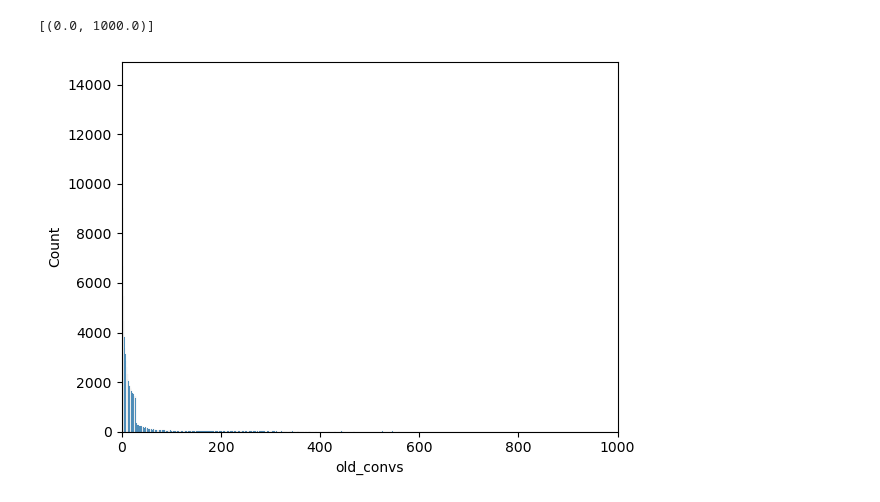
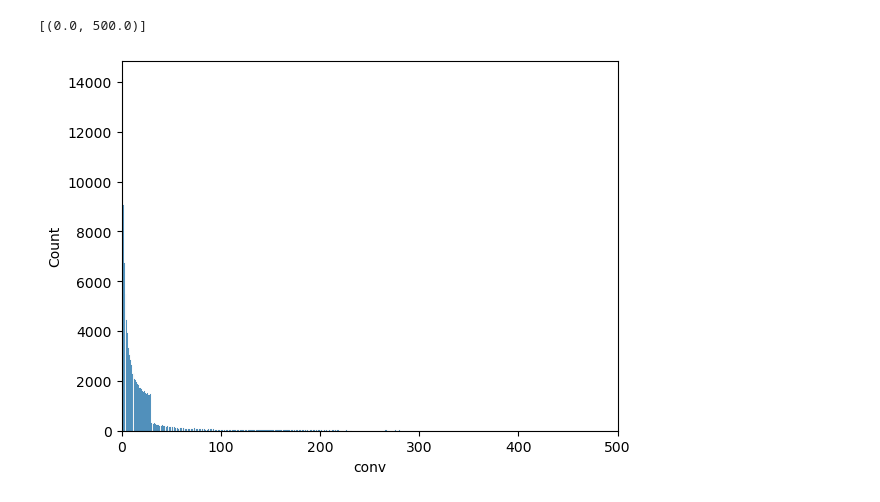
Before and after one commit to artetor/abt, a Jupyter notebook: test.ipynb, the cells around one changed output. Drawn from its saved outputs; the diff is of its cells as text; code cells hidden in the pictures.

```diff
--- a/test.ipynb
+++ b/test.ipynb
@@ -39,0 +10,15 @@ display(
+# %%
+df = utils.generate_df(
+    ids_num=int(1e5),
+    uid_mean=1,
+    uid_sigma=2,
+    old_conv_proba=8e-4,
+    new_conv_proba=9.1e-4,
+    old_rev_mean=6,
+    old_rev_sigma=1,
+    new_rev_mean=6,
+    new_rev_sigma=1.2,
+)
+
+old = df[df.group == 0].drop(columns=["uid", "group"])
+new = df[df.group == 1].drop(columns=["uid", "group"])
@@ -40,7 +67,8 @@ display(
 # %%
-uids_count = df.groupby("uid").count()["old_convs"]
+# uids count hist
+uids_count = df.groupby("uid").count()["conv"]
 
-sns.histplot(uids_count).set(xlim=(0, 1000))
+sns.histplot(uids_count).set(xlim=(0, 500))
 # %% [output]
-[(0.0, 1000.0)]
+[(0.0, 500.0)]
-[figure, old version]
+[figure, new version]
```
Also changed, not shown: parts of 13 cells of this notebook, 2 other files.
